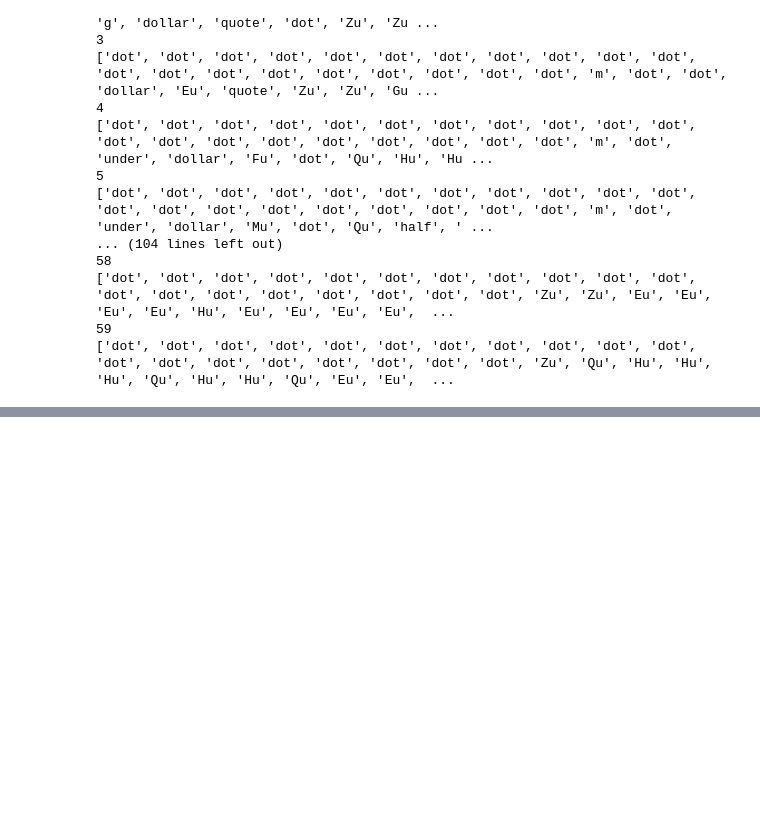
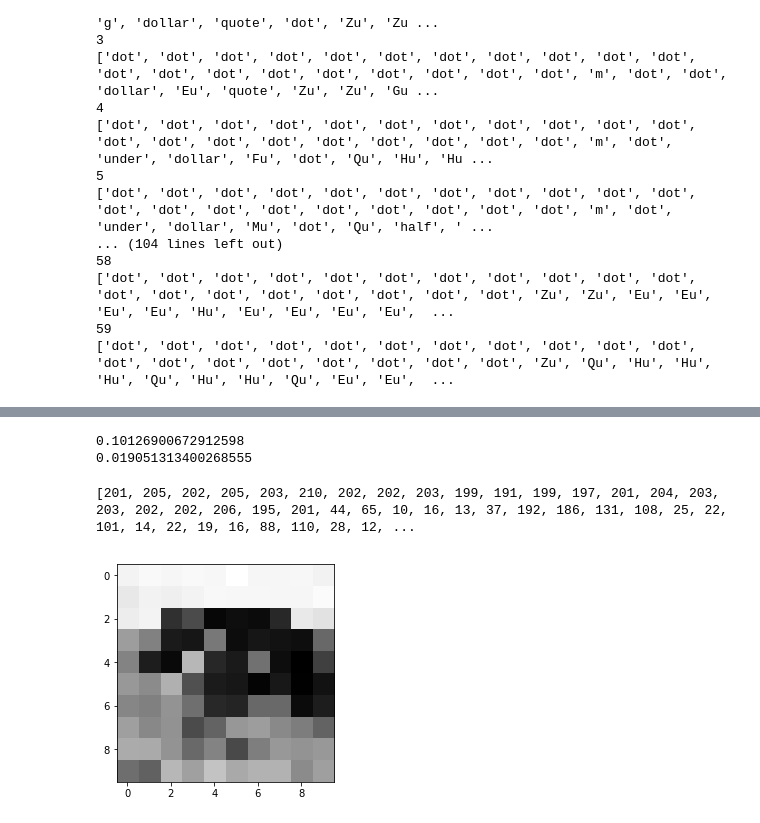
Before and after one commit to RichysHub/Typo_graphics, a Jupyter notebook: Notebooks/Typewriter Art.ipynb, the cells around one changed output, grey strips where cells are left out. Cells and saved outputs as stored; diff of their text form; code cells hidden in the pictures; blank space fills up the shorter version.

```diff
--- a/Notebooks/Typewriter Art.ipynb
+++ b/Notebooks/Typewriter Art.ipynb
@@ -81,6 +81,17 @@ class combination_glyph:
         return '{}&{}'.format(self.glyph1.name, self.glyph2.name)
     def __repr__(self):
         return 'combination_glyph({}, {})'.format(self.glyph1.filename, self.glyph2.filename)
+
+def chunk():
+    # Given an list of lists, a chunk width, and chunk height
+    # Will return a list of 'chunks'
+    # 0 1 2 3
+    # 4 5 6 7
+    # 8 9 A B
+    # C D E F
+    # Would chunk to:
+    # [[0,1,4,5], [2,3,6,7], [8,9,C,D], [A,B,E,F]]
+    pass
 
 glyphs = {}
 darkest_value = 255
@@ -168,0 +225,65 @@ for line in range(TARGET_WIDTH):
+# %%
+from matplotlib.pyplot import imshow
+import time
+
+w = 60
+h = 60
+
+c_x = 3
+c_y = 3
+
+imarray = np.random.rand(h*c_y, w*c_x) * 255
+rand_im = Image.fromarray(imarray.astype('uint8')).convert('L')
+
+target = rand_im
+
+target_parts = []
+start = time.time()
+target_arr = np.asarray(target)
+for x in range(0, w):
+    for y in range(0, h):
+        data = target_arr[np.ix_(range(x*c_x, (x+1)*c_x),range(y*c_y, (y+1)*c_y))]
+        target_parts.append(data.flatten().tolist())
+end = time.time()
+print(end-start)
+
+ans_arr = target_parts[:]
+target_parts = []
+start = time.time()
+a = target.getdata()
+for y in range(h):
+    rows = range(c_y*y, c_y*(y+1))
+    for x in range(w):
+        columns = range(c_x*x, c_x*(x+1))
+        chunk = [a[column + row*w*c_y] for row in rows for column in columns]
+        target_parts.append(chunk)
+end = time.time()
+print(end-start)
+assert(target_parts == ans_arr)
+# %% [output]
+0.10126900672912598
+0.019051313400268555
+# %%
+TARGET_IMAGE = 'E:/Users/Richard/Documents/One off mini projects/Typewriting/Typearter/fatdog2.png'
+dog = Image.open(TARGET_IMAGE)
+#dog.show()
+smol_dog = dog.resize((10,10))
+smol_dog = smol_dog.convert("L")
+
+imshow(np.asarray(smol_dog), cmap='gray')
+print(list(smol_dog.getdata()))
+a=smol_dog.getdata()
+
+w = 5
+h = 5
+c_y = 2
+c_x = 2
+
+for y in range(h):
+    rows = range(c_y*y, c_y*(y+1))
+    for x in range(w):
+        columns = range(c_x*x, c_x*(x+1))
+        chunk = [a[column + row*w*c_y] for row in rows for column in columns]
+# %% [output]
+[201, 205, 202, 205, 203, 210, 202, 202, 203, 199, 191, 199, 197, 201, 204, 203, 203, 202, 202, 206, 195, 201, 44, 65, 10, 16, 13, 37, 192, 186, 131, 108, 25, 22, 101, 14, 22, 19, 16, 88, 110, 28, 12, ...
+[figure, added]
```
Also changed, not shown: parts of 1 cell of this notebook, 1 other file.
